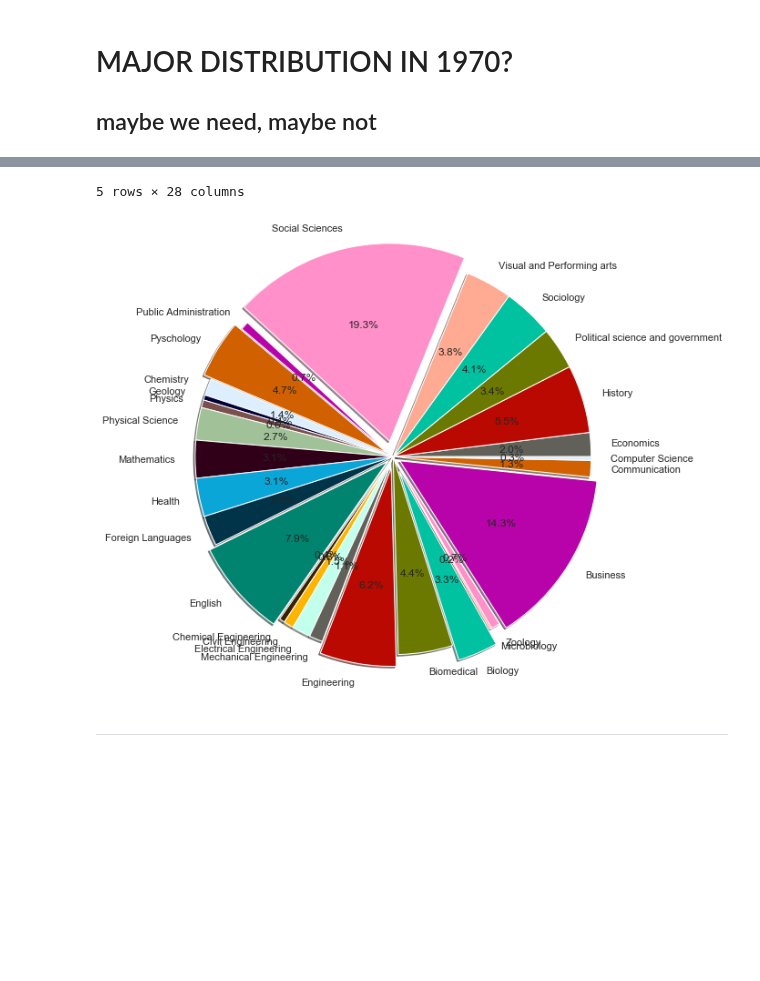
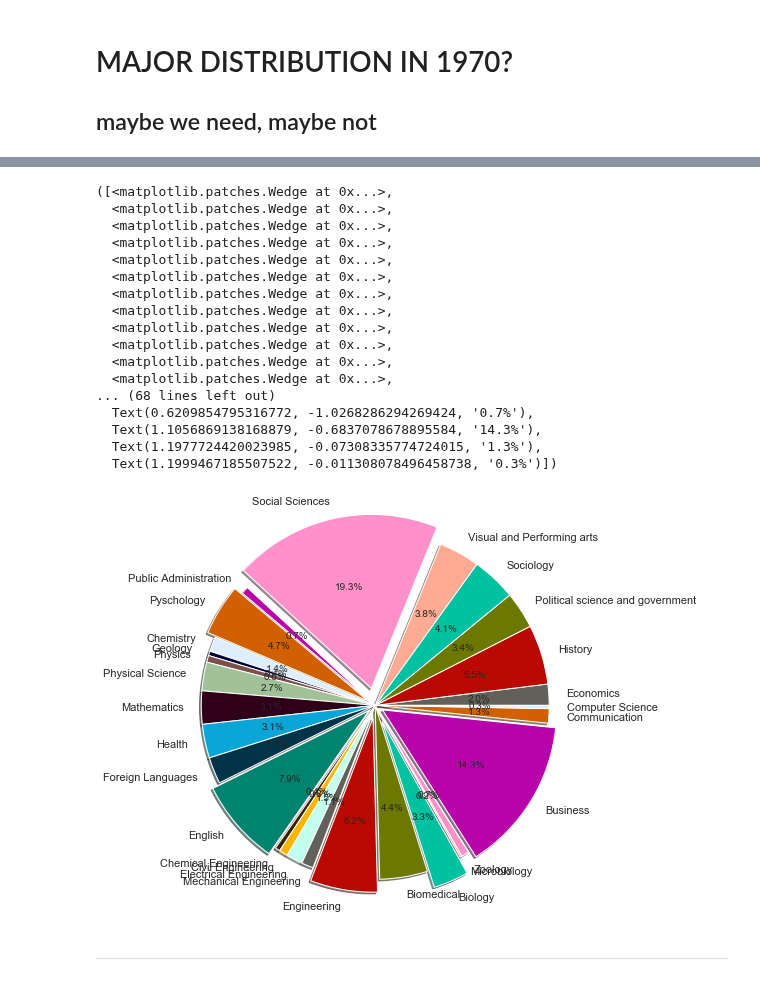
Before and after one commit to COGS108/group027, a Jupyter notebook: FinalProject.ipynb, the cells around one changed output, grey strips where cells are left out. Saved outputs shown, nothing was run; the diff lists cells and outputs as text; code cells hidden in the pictures; blank space fills up the shorter version.

```diff
--- a/FinalProject.ipynb
+++ b/FinalProject.ipynb
@@ -282,6 +282,5 @@ explode = (0, 0, 0, 0, 0, 0.2, 0, 0.1, 0, 0, 0, 0, 0, 0, 0, 0.1, 0, 0, 0, 0, 0.1
 #convert first column to list
 x2 = list(df_combinedMajors.columns)
 
-plt.pie(x1, labels = x2, radius = 2.5, autopct = '%0.1f%%', colors = colors, explode = explode, shadow = True)
-df_combinedMajors.head()
+plt.pie(x1, labels = x2, radius = 2, autopct = '%0.1f%%', colors = colors, explode = explode, shadow = True)
 # %% [output]
@@ -295,5 +287,21 @@ df_combinedMajors.head()
-5 rows × 28 columns
+([<matplotlib.patches.Wedge at 0x...>,
+  <matplotlib.patches.Wedge at 0x...>,
+  <matplotlib.patches.Wedge at 0x...>,
+  <matplotlib.patches.Wedge at 0x...>,
+  <matplotlib.patches.Wedge at 0x...>,
+  <matplotlib.patches.Wedge at 0x...>,
+  <matplotlib.patches.Wedge at 0x...>,
+  <matplotlib.patches.Wedge at 0x...>,
+  <matplotlib.patches.Wedge at 0x...>,
+  <matplotlib.patches.Wedge at 0x...>,
+  <matplotlib.patches.Wedge at 0x...>,
+  <matplotlib.patches.Wedge at 0x...>,
+... (68 lines left out)
+  Text(0.6209854795316772, -1.0268286294269424, '0.7%'),
+  Text(1.1056869138168879, -0.6837078678895584, '14.3%'),
+  Text(1.1977724420023985, -0.07308335774724015, '1.3%'),
+  Text(1.1999467185507522, -0.011308078496458738, '0.3%')])
-[figure, old version]
+[figure, new version]
 # %% [markdown]
 ***
 # %% [markdown]
```
Also changed, not shown: parts of 7 cells of this notebook.
